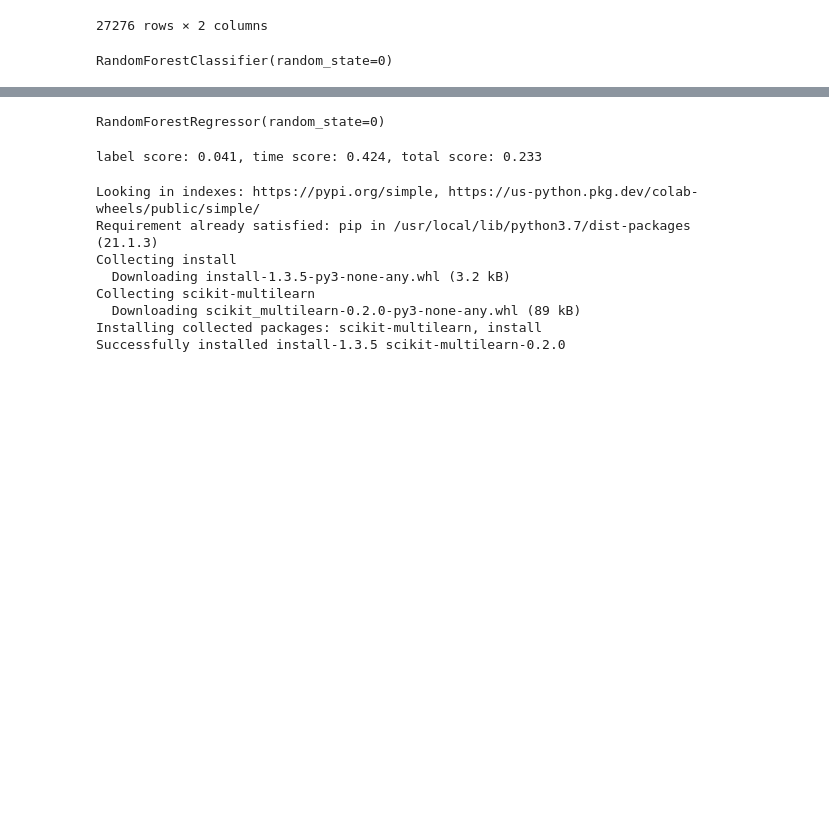
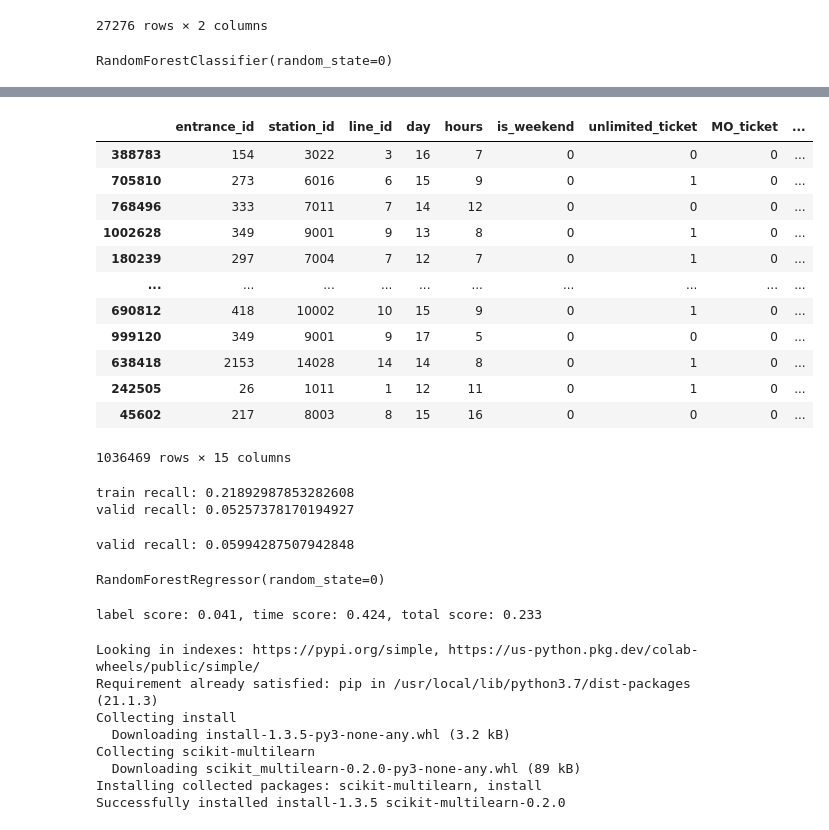
Before and after one commit to varvaraptl/itinerary_forecast, a Jupyter notebook: moscow_metro_predict.ipynb, the cells around one changed output, grey strips where cells are left out. Drawn from its saved outputs; the diff is of its cells as text; code cells hidden in the pictures; blank space fills up the shorter version.

```diff
--- a/moscow_metro_predict.ipynb
+++ b/moscow_metro_predict.ipynb
@@ -432,3 +765,29 @@ recall_score(y_test["label"], pred_class , average='macro')
+# %%
+X_train
+# %% [output]
+|  | entrance_id | station_id | line_id | day | hours | is_weekend | unlimited_ticket | MO_ticket | ... |
+| 388783 | 154 | 3022 | 3 | 16 | 7 | 0 | 0 | 0 | ... |
+| 705810 | 273 | 6016 | 6 | 15 | 9 | 0 | 1 | 0 | ... |
+| 768496 | 333 | 7011 | 7 | 14 | 12 | 0 | 0 | 0 | ... |
+| 1002628 | 349 | 9001 | 9 | 13 | 8 | 0 | 1 | 0 | ... |
+| 180239 | 297 | 7004 | 7 | 12 | 7 | 0 | 1 | 0 | ... |
+| ... | ... | ... | ... | ... | ... | ... | ... | ... | ... |
+| 690812 | 418 | 10002 | 10 | 15 | 9 | 0 | 1 | 0 | ... |
+| 999120 | 349 | 9001 | 9 | 17 | 5 | 0 | 0 | 0 | ... |
+| 638418 | 2153 | 14028 | 14 | 14 | 8 | 0 | 1 | 0 | ... |
+| 242505 | 26 | 1011 | 1 | 12 | 11 | 0 | 1 | 0 | ... |
+| 45602 | 217 | 8003 | 8 | 15 | 16 | 0 | 0 | 0 | ... |
+1036469 rows × 15 columns
+# %%
+print("train recall:", recall_score(y_train["label"], clf.predict(X_train) , average='macro'))
+print("valid recall:", recall_score(y_test["label"], clf.predict(X_test) , average='macro'))
+# %% [output]
+train recall: 0.21892987853282608
+valid recall: 0.05257378170194927
+# %%
+print("valid recall:", recall_score(y_test["label"], X_test['label_mode'], average='macro'))
+# %% [output]
+valid recall: 0.05994287507942848
 # %%
 # Для времени
 
```
Also changed, not shown: parts of 23 cells of this notebook.
